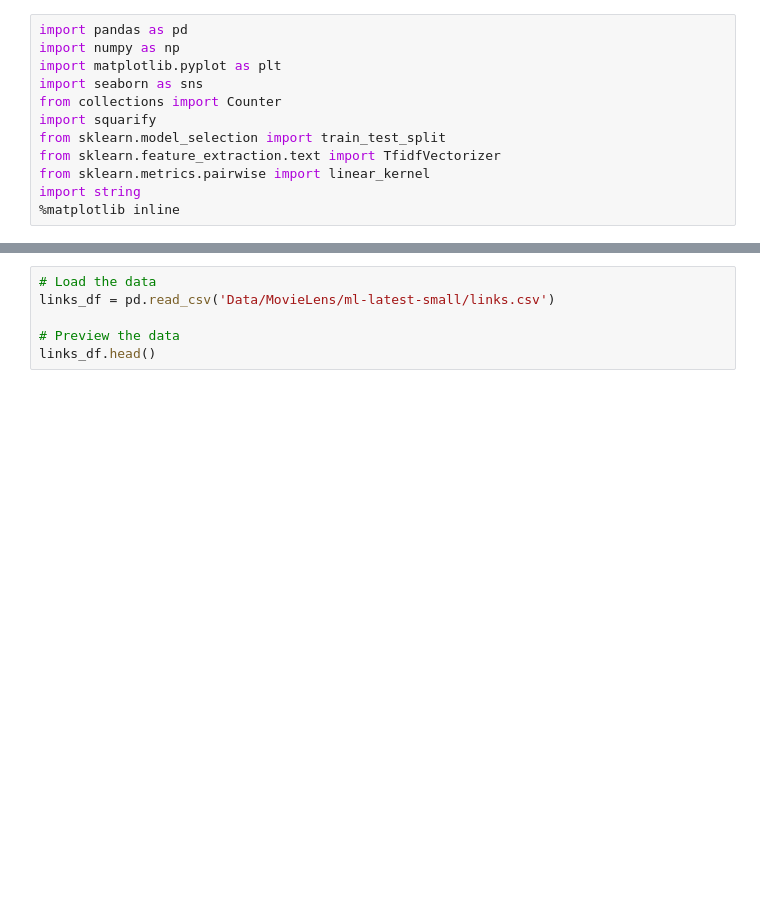
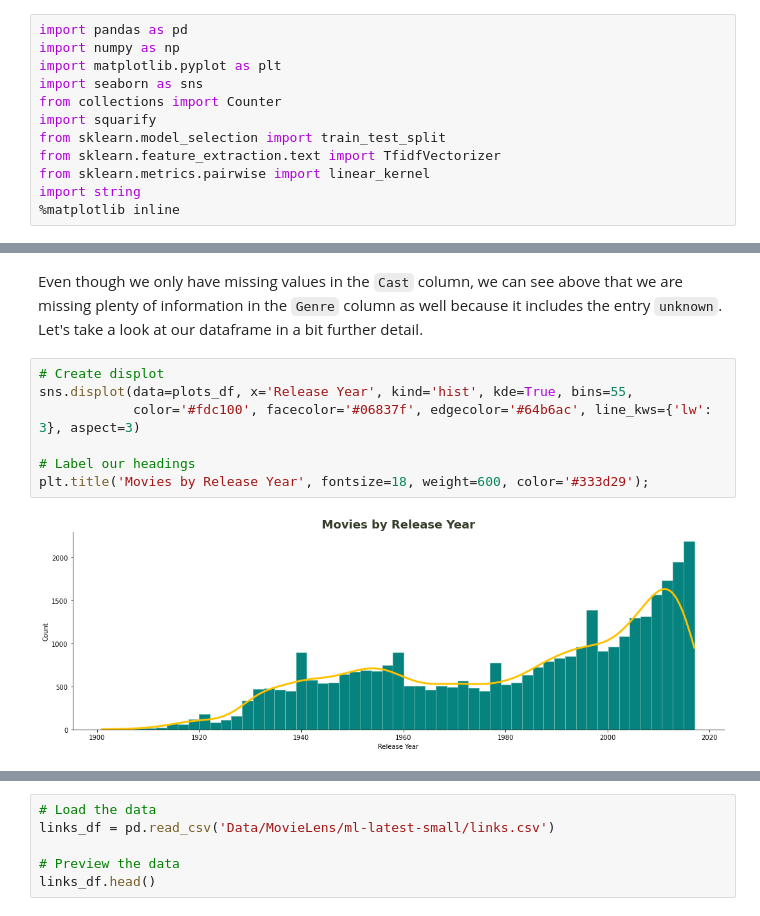
Before and after one commit to kevgross89/Apple-TV-Movie-Recommendation-Engine, a Jupyter notebook: What To Watch - Movie Recommendation Engine.ipynb, the cells around one changed output, grey strips where cells are left out. Saved outputs shown, nothing was run; the diff lists cells and outputs as text; blank space fills up the shorter version.

Commit message:
Added data and updated project

```diff
--- a/What To Watch - Movie Recommendation Engine.ipynb
+++ b/What To Watch - Movie Recommendation Engine.ipynb
@@ -87,0 +138,11 @@ First, we need to import all of the data. This project is going to use 4 dataset
+# %% [markdown]
+Even though we only have missing values in the `Cast` column, we can see above that we are missing plenty of information in the `Genre` column as well because it includes the entry `unknown`. Let's take a look at our dataframe in a bit further detail.
+# %%
+# Create displot
+sns.displot(data=plots_df, x='Release Year', kind='hist', kde=True, bins=55,
+            color='#fdc100', facecolor='#06837f', edgecolor='#64b6ac', line_kws={'lw': 3}, aspect=3)
+
+# Label our headings
+plt.title('Movies by Release Year', fontsize=18, weight=600, color='#333d29');
+# %% [output]
+[figure, added]
```
Also changed, not shown: parts of 43 cells of this notebook, 7 other files.
